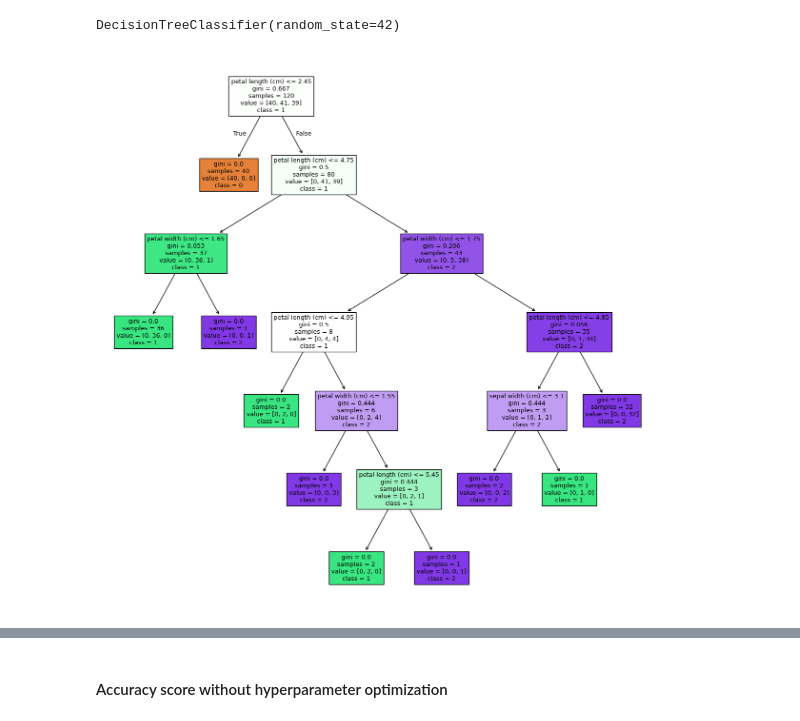
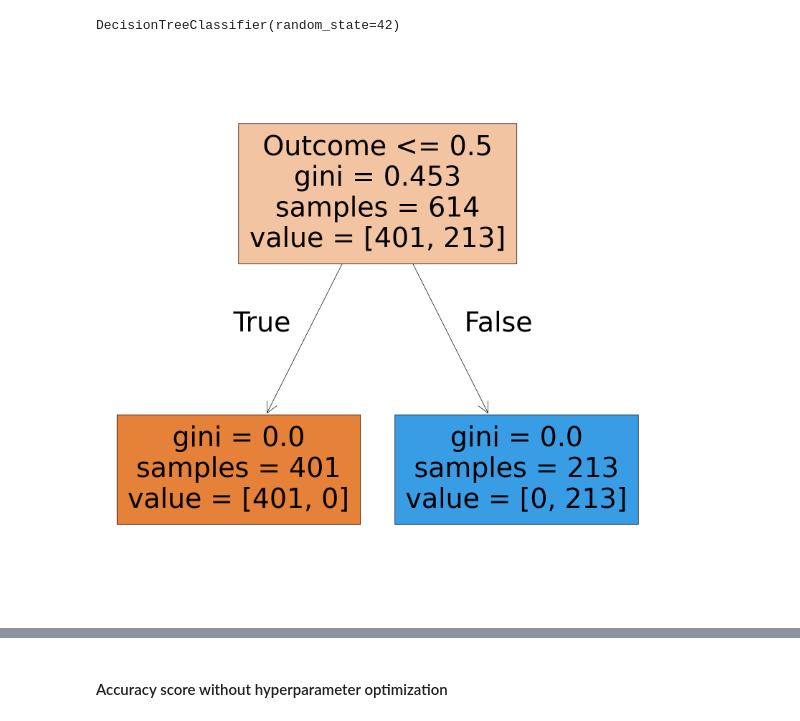
Before and after one commit to 4GeeksAcademy/decision-tree-project-NWinocur, a Jupyter notebook: src/explore.ipynb, the cells around one changed output, grey strips where cells are left out. Drawn from its saved outputs; the diff is of its cells as text; code cells hidden in the pictures.

Commit message:
Still midway through troubleshooting model training and prediction

```diff
--- a/src/explore.ipynb
+++ b/src/explore.ipynb
@@ -40,5 +40,5 @@ Will do a simple drop_duplicates. I don't see anything like an ID column to need
 # %%
-raw_data.drop_duplicates(inplace=True)
+#raw_data.drop_duplicates(inplace=True)
 
 
 print(raw_data.shape)
@@ -350,13 +315,23 @@ Name: cons.conf.idx, dtype: float64
 ##### Splitting training vs test data
 # %%
-from sklearn.datasets import load_iris
+import pandas as pd
 from sklearn.model_selection import train_test_split
 
-X, y = load_iris(return_X_y=True, as_frame=True)
+num_variables = numeric_variables
+
+
+X = raw_data.drop("Outcome", axis=1)
+y = raw_data["Outcome"]
+#print(f"X:{X}")
+#print(f"y:{y}")
 
 X_train, X_test, y_train, y_test = train_test_split(
     X, y, test_size=0.2, random_state=42
 )
 
-X_train.head()
+pd.plotting.parallel_coordinates(
+    raw_data, "Outcome", color=("#E58139", "#39E581", "#8139E5")
+)
+
+plt.xticks(rotation=90)
 # %% [output]
@@ -388,13 +355,13 @@ DecisionTreeClassifier(random_state=42)
 # %%
 import matplotlib.pyplot as plt
 from sklearn import tree
 
-fig = plt.figure(figsize=(15, 15))
+fig = plt.figure(figsize=(20, 20))
 
 tree.plot_tree(
-    model, feature_names=list(X_train.columns), class_names=["0", "1", "2"], filled=True
+    model, feature_names=list(X_train.columns), filled=True
 )
 
 plt.show()
 # %% [output]
-[figure, old version]
+[figure, new version]
```
Also changed, not shown: parts of 32 cells of this notebook.
